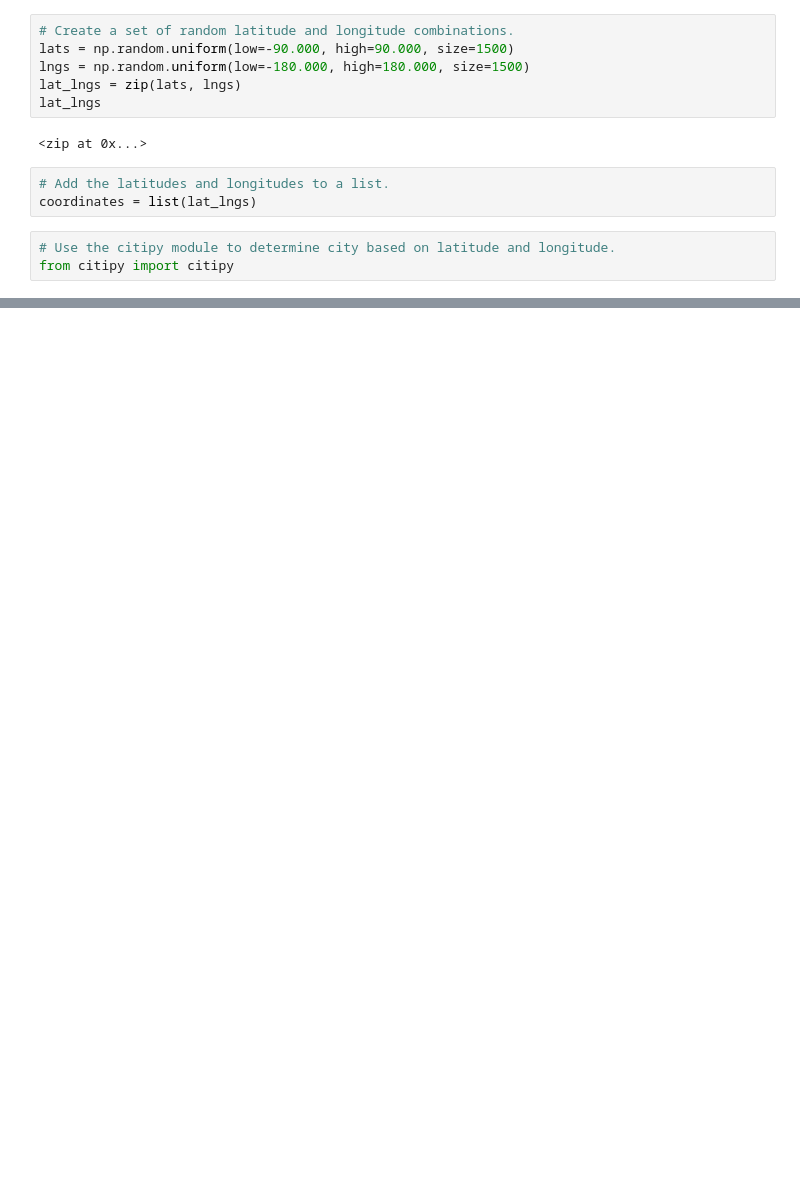
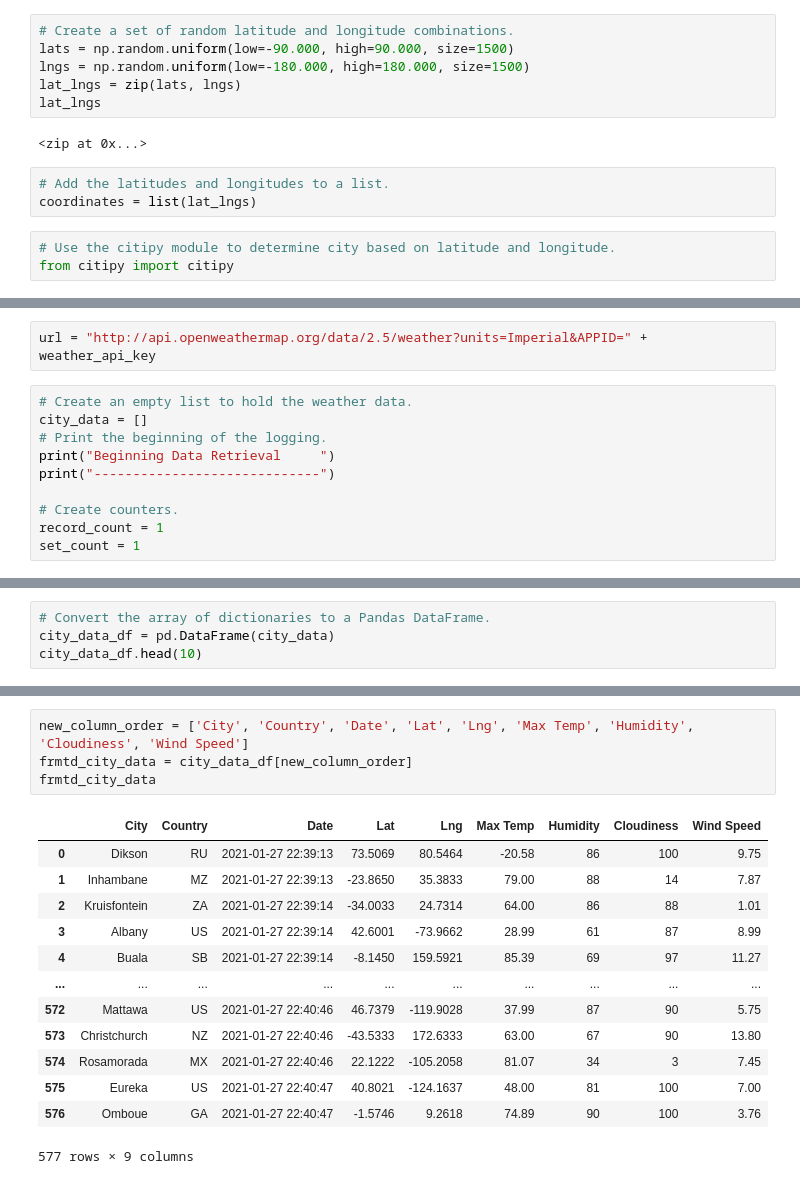
Before and after one commit to jobi97/world_weather_analysis, a Jupyter notebook: world_weather_analysis/WeatherPy.ipynb, the cells around one changed output, grey strips where cells are left out. Drawn from its saved outputs; the diff is of its cells as text; blank space fills up the shorter version.

```diff
--- a/world_weather_analysis/WeatherPy.ipynb
+++ b/world_weather_analysis/WeatherPy.ipynb
@@ -33,0 +40,12 @@ len(cities)
+# %%
+url = "http://api.openweathermap.org/data/2.5/weather?units=Imperial&APPID=" + weather_api_key
+# %%
+# Create an empty list to hold the weather data.
+city_data = []
+# Print the beginning of the logging.
+print("Beginning Data Retrieval     ")
+print("-----------------------------")
+
+# Create counters.
+record_count = 1
+set_count = 1
@@ -33,0 +126,4 @@ len(cities)
+# %%
+# Convert the array of dictionaries to a Pandas DataFrame.
+city_data_df = pd.DataFrame(city_data)
+city_data_df.head(10)
@@ -33,0 +142,18 @@ len(cities)
+# %%
+new_column_order = ['City', 'Country', 'Date', 'Lat', 'Lng', 'Max Temp', 'Humidity', 'Cloudiness', 'Wind Speed']
+frmtd_city_data = city_data_df[new_column_order]
+frmtd_city_data
+# %% [output]
+|  | City | Country | Date | Lat | Lng | Max Temp | Humidity | Cloudiness | Wind Speed |
+| 0 | Dikson | RU | 2021-01-27 22:39:13 | 73.5069 | 80.5464 | -20.58 | 86 | 100 | 9.75 |
+| 1 | Inhambane | MZ | 2021-01-27 22:39:13 | -23.8650 | 35.3833 | 79.00 | 88 | 14 | 7.87 |
+| 2 | Kruisfontein | ZA | 2021-01-27 22:39:14 | -34.0033 | 24.7314 | 64.00 | 86 | 88 | 1.01 |
+| 3 | Albany | US | 2021-01-27 22:39:14 | 42.6001 | -73.9662 | 28.99 | 61 | 87 | 8.99 |
+| 4 | Buala | SB | 2021-01-27 22:39:14 | -8.1450 | 159.5921 | 85.39 | 69 | 97 | 11.27 |
+| ... | ... | ... | ... | ... | ... | ... | ... | ... | ... |
+| 572 | Mattawa | US | 2021-01-27 22:40:46 | 46.7379 | -119.9028 | 37.99 | 87 | 90 | 5.75 |
+| 573 | Christchurch | NZ | 2021-01-27 22:40:46 | -43.5333 | 172.6333 | 63.00 | 67 | 90 | 13.80 |
+| 574 | Rosamorada | MX | 2021-01-27 22:40:46 | 22.1222 | -105.2058 | 81.07 | 34 | 3 | 7.45 |
+| 575 | Eureka | US | 2021-01-27 22:40:47 | 40.8021 | -124.1637 | 48.00 | 81 | 100 | 7.00 |
+| 576 | Omboue | GA | 2021-01-27 22:40:47 | -1.5746 | 9.2618 | 74.89 | 90 | 100 | 3.76 |
+577 rows × 9 columns
```
Also changed, not shown: parts of 7 cells of this notebook, 2 other files.
